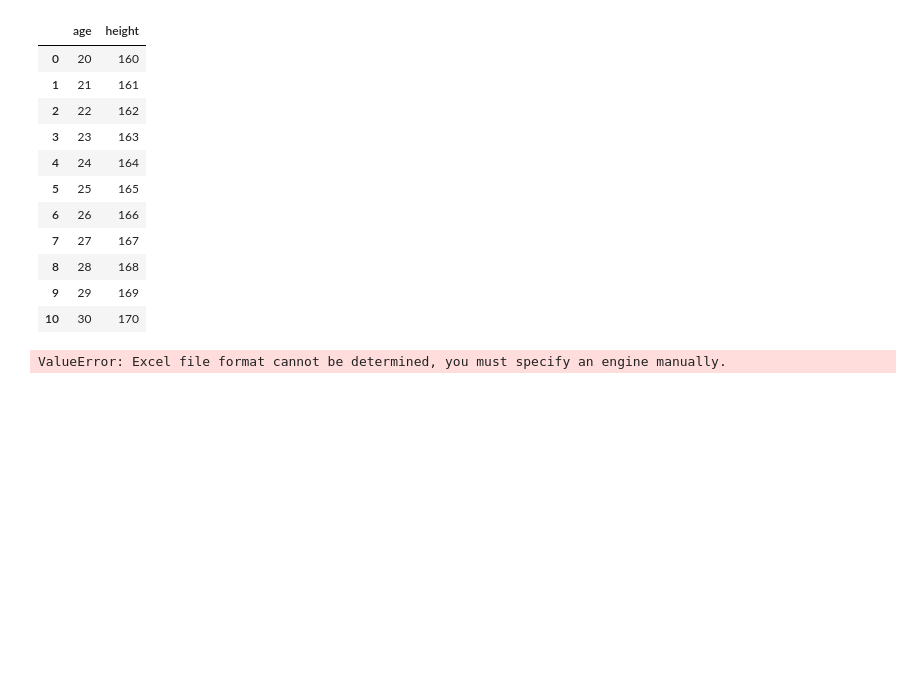
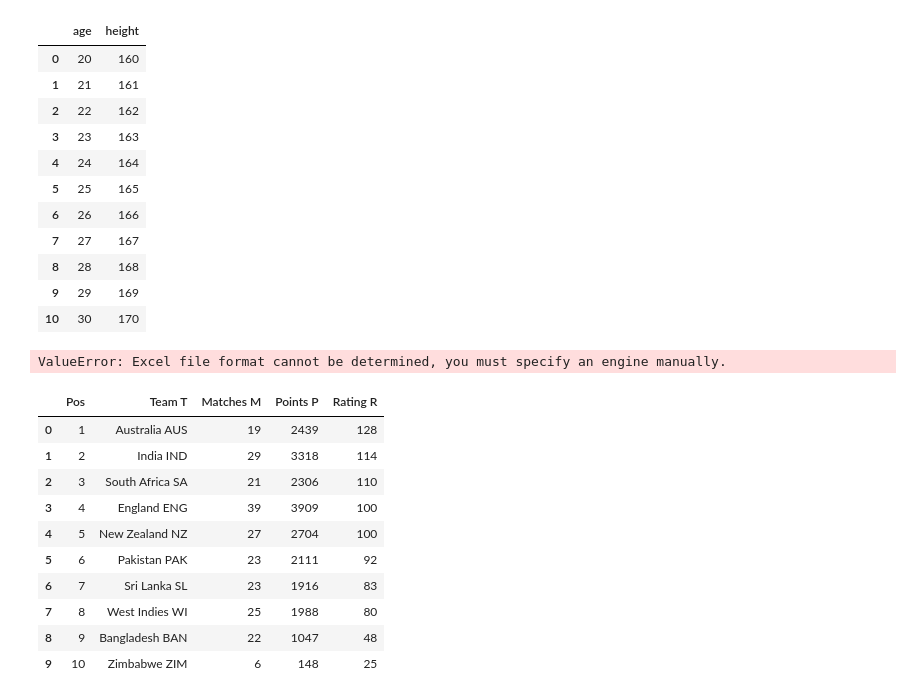
Before and after one commit to Swagata04/MLDS, a Jupyter notebook: HRV/DataScience/data.ipynb, the cells around one changed output. Saved outputs shown, nothing was run; the diff lists cells and outputs as text; code cells hidden in the pictures; blank space fills up the shorter version.

```diff
--- a/HRV/DataScience/data.ipynb
+++ b/HRV/DataScience/data.ipynb
@@ -95,3 +95,19 @@ pd.read_json('.\\Dtavisualisation\\student.json')
 pd.read_excel('.\\Dtavisualisation\\student.xlsx', sheet_name='student')
 # %% [output]
 ValueError: Excel file format cannot be determined, you must specify an engine manually.
+# %%
+df = pd.read_html(r'https://www.icc-cricket.com/rankings/mens/team-rankings/test')
+# %%
+df[0]
+# %% [output]
+|  | Pos | Team T | Matches M | Points P | Rating R |
+| 0 | 1 | Australia AUS | 19 | 2439 | 128 |
+| 1 | 2 | India IND | 29 | 3318 | 114 |
+| 2 | 3 | South Africa SA | 21 | 2306 | 110 |
+| 3 | 4 | England ENG | 39 | 3909 | 100 |
+| 4 | 5 | New Zealand NZ | 27 | 2704 | 100 |
+| 5 | 6 | Pakistan PAK | 23 | 2111 | 92 |
+| 6 | 7 | Sri Lanka SL | 23 | 1916 | 83 |
+| 7 | 8 | West Indies WI | 25 | 1988 | 80 |
+| 8 | 9 | Bangladesh BAN | 22 | 1047 | 48 |
+| 9 | 10 | Zimbabwe ZIM | 6 | 148 | 25 |
```
Also changed, not shown: parts of 1 cell of this notebook, 3 other files.
